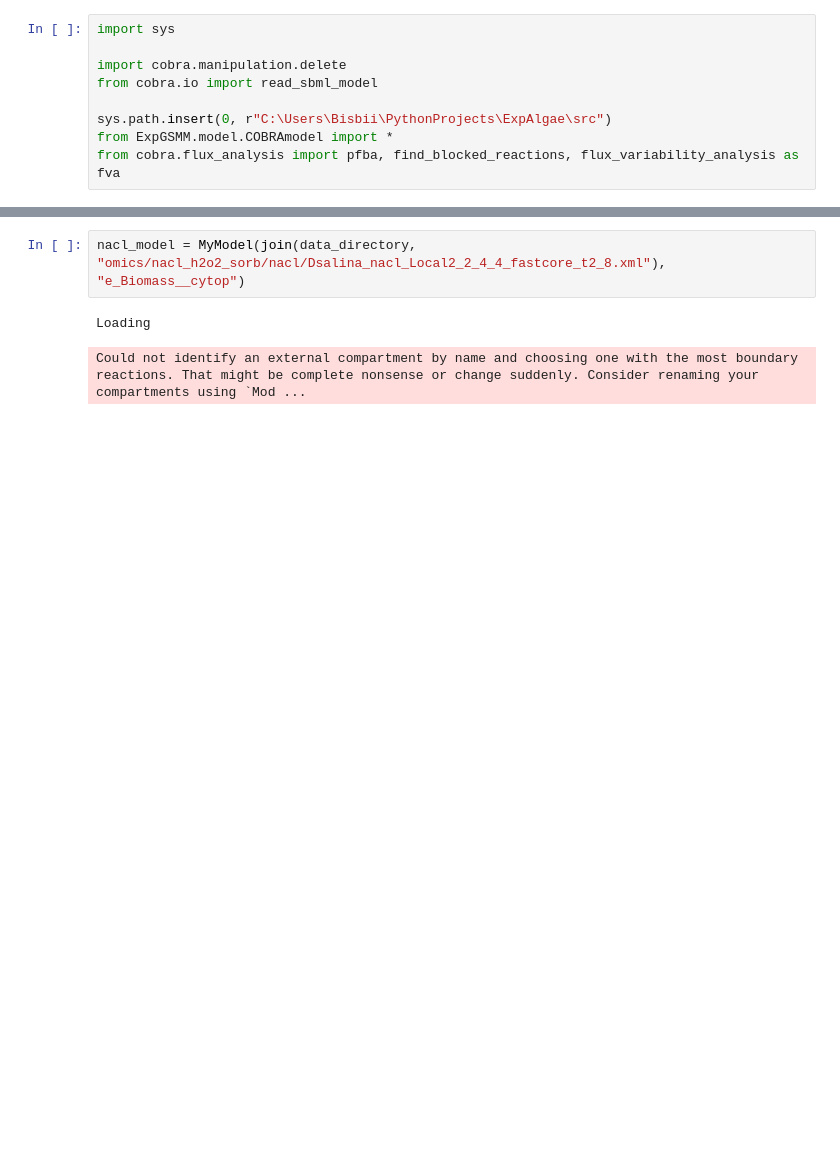
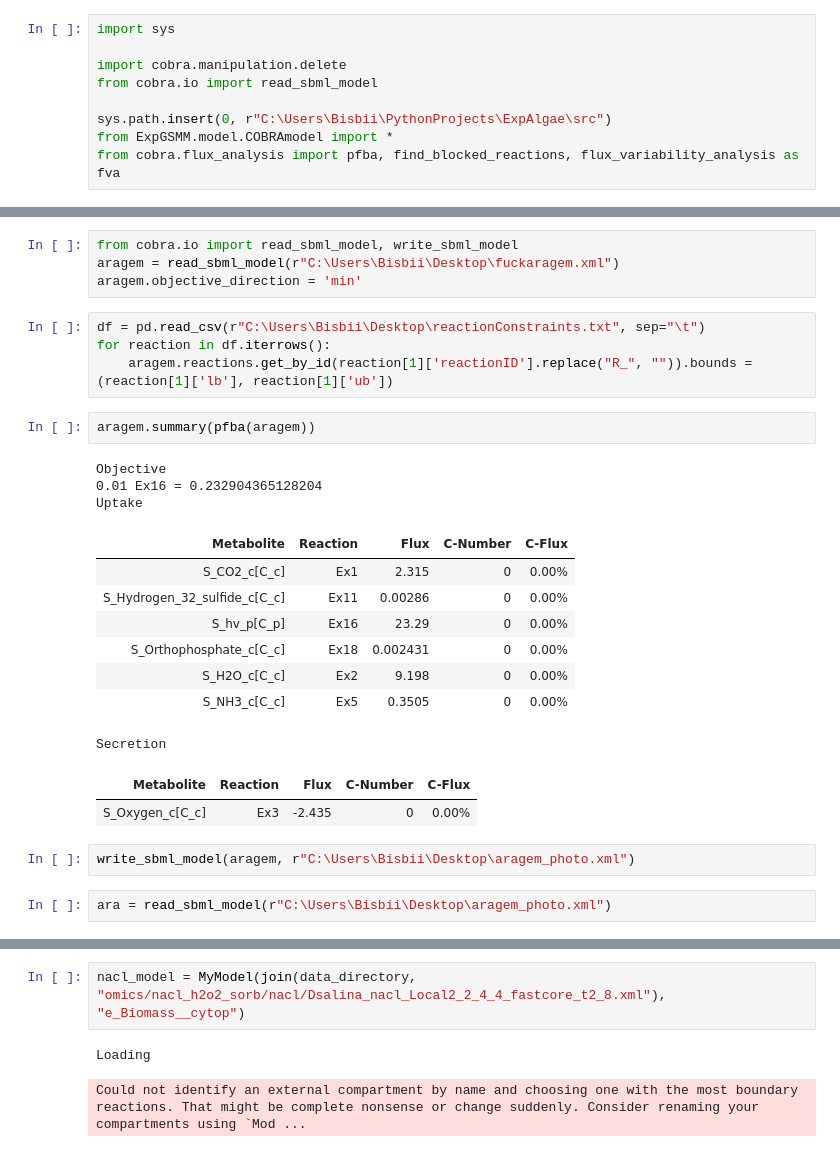
Before and after one commit to ecunha1996/GSMMutils, a Jupyter notebook: examples/ExpAlgae.ipynb, the cells around one changed output, grey strips where cells are left out. Cells and saved outputs as stored; diff of their text form; blank space fills up the shorter version.

```diff
--- a/examples/ExpAlgae.ipynb
+++ b/examples/ExpAlgae.ipynb
@@ -12,0 +87,28 @@ dmodel = MyModel(join(data_directory, "models/model_dfba.xml"), "e_ActiveBiomass
+# %%
+from cobra.io import read_sbml_model, write_sbml_model
+aragem = read_sbml_model(r"C:\Users\Bisbii\Desktop\fuckaragem.xml")
+aragem.objective_direction = 'min'
+# %%
+df = pd.read_csv(r"C:\Users\Bisbii\Desktop\reactionConstraints.txt", sep="\t")
+for reaction in df.iterrows():
+    aragem.reactions.get_by_id(reaction[1]['reactionID'].replace("R_", "")).bounds = (reaction[1]['lb'], reaction[1]['ub'])
+# %%
+aragem.summary(pfba(aragem))
+# %% [output]
+Objective
+0.01 Ex16 = 0.232904365128204
+Uptake
+| Metabolite | Reaction | Flux | C-Number | C-Flux |
+| S_CO2_c[C_c] | Ex1 | 2.315 | 0 | 0.00% |
+| S_Hydrogen_32_sulfide_c[C_c] | Ex11 | 0.00286 | 0 | 0.00% |
+| S_hv_p[C_p] | Ex16 | 23.29 | 0 | 0.00% |
+| S_Orthophosphate_c[C_c] | Ex18 | 0.002431 | 0 | 0.00% |
+| S_H2O_c[C_c] | Ex2 | 9.198 | 0 | 0.00% |
+| S_NH3_c[C_c] | Ex5 | 0.3505 | 0 | 0.00% |
+Secretion
+| Metabolite | Reaction | Flux | C-Number | C-Flux |
+| S_Oxygen_c[C_c] | Ex3 | -2.435 | 0 | 0.00% |
+# %%
+write_sbml_model(aragem, r"C:\Users\Bisbii\Desktop\aragem_photo.xml")
+# %%
+ara = read_sbml_model(r"C:\Users\Bisbii\Desktop\aragem_photo.xml")
```
Also changed, not shown: parts of 14 cells of this notebook, 4 other files.
